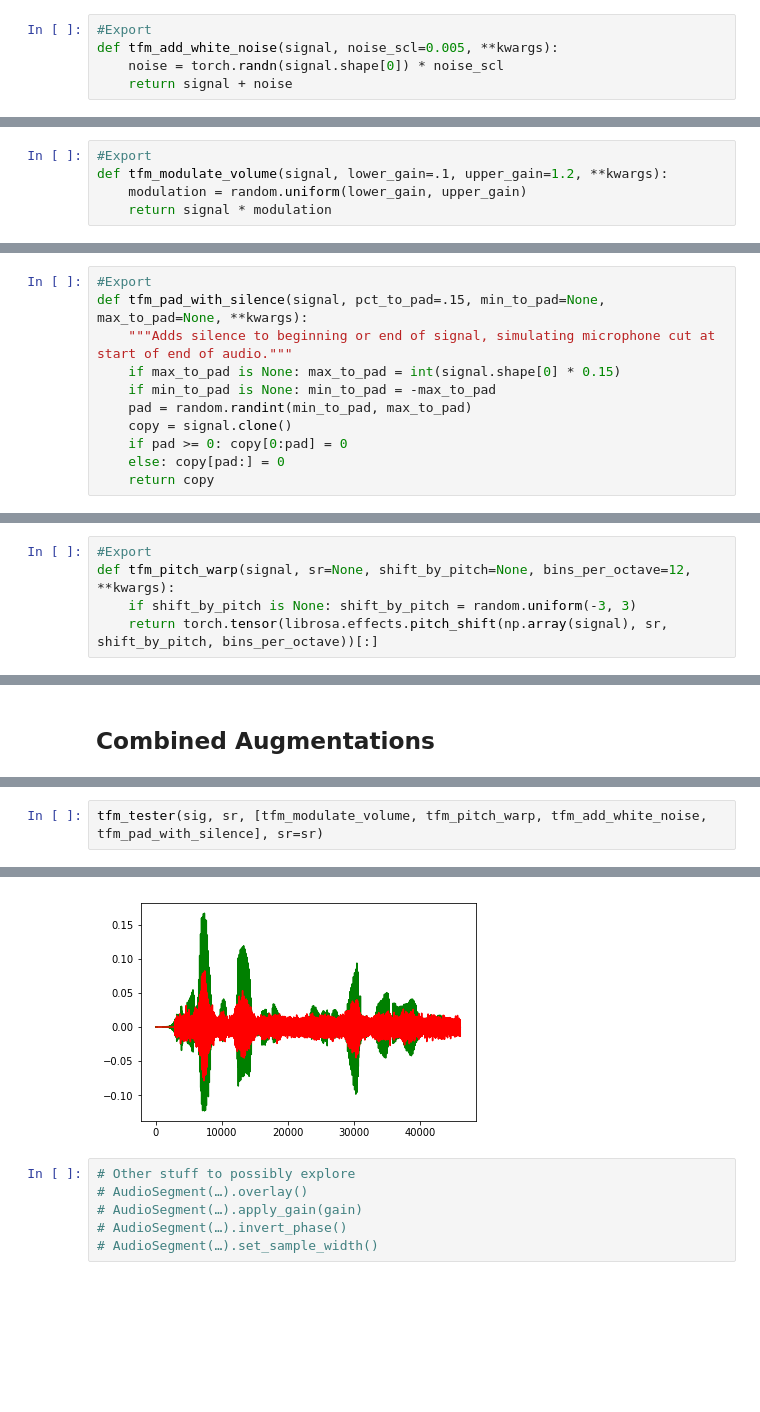
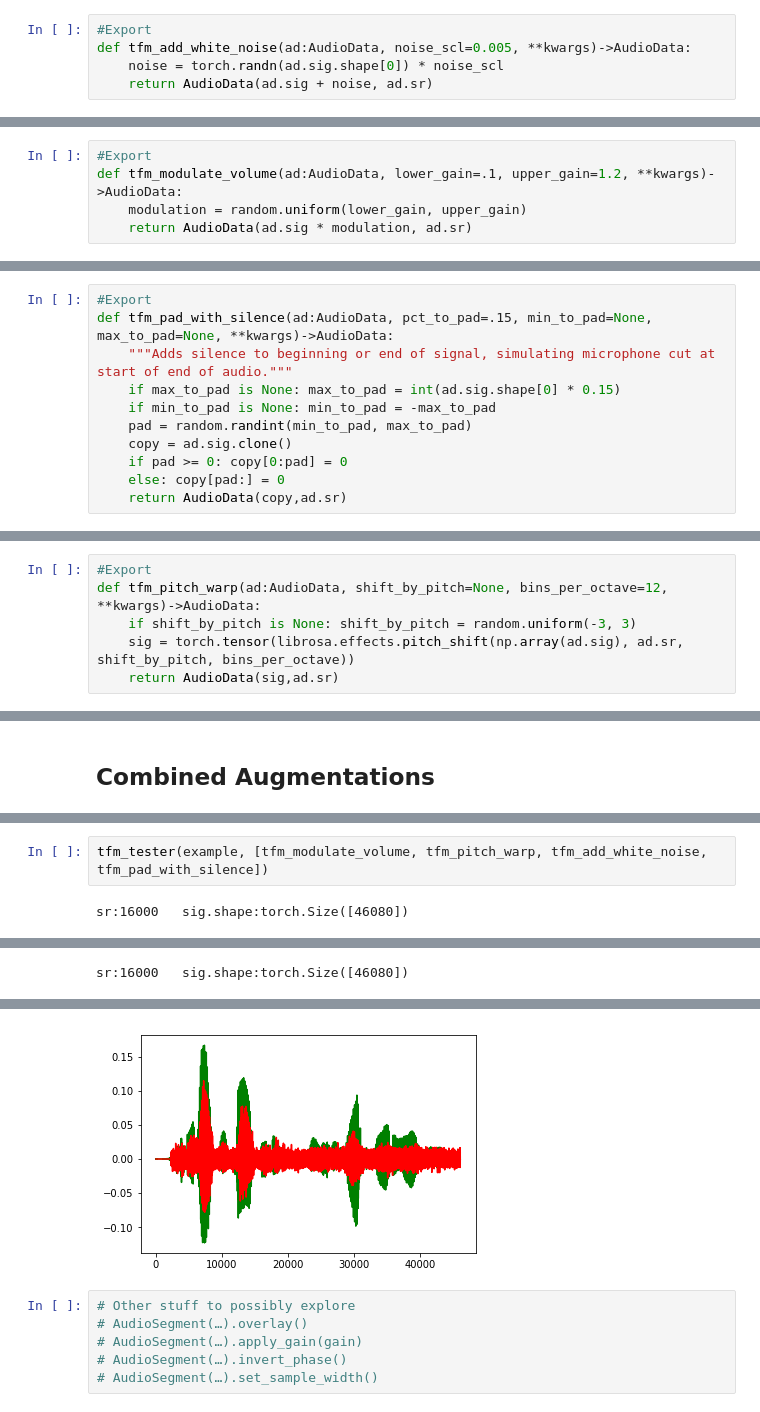
Before and after one commit to fastaudio/fastai_audio, a Jupyter notebook: DataAugmentation.ipynb, the cells around one changed output, grey strips where cells are left out. Saved outputs shown, nothing was run; the diff lists cells and outputs as text; blank space fills up the shorter version.

```diff
--- a/DataAugmentation.ipynb
+++ b/DataAugmentation.ipynb
@@ -78,6 +70,6 @@ def tfm_tester(testSignal, testSr, tfm, **kwargs):
 ## White Noise
 # %%
 #Export
-def tfm_add_white_noise(signal, noise_scl=0.005, **kwargs):
-    noise = torch.randn(signal.shape[0]) * noise_scl
-    return signal + noise
+def tfm_add_white_noise(ad:AudioData, noise_scl=0.005, **kwargs)->AudioData:
+    noise = torch.randn(ad.sig.shape[0]) * noise_scl
+    return AudioData(ad.sig + noise, ad.sr)
@@ -91,7 +85,7 @@ tfm_tester(sig, sr, tfm_add_white_noise, sr=sr)
 ## Volume Change
 # %%
 #Export
-def tfm_modulate_volume(signal, lower_gain=.1, upper_gain=1.2, **kwargs):
+def tfm_modulate_volume(ad:AudioData, lower_gain=.1, upper_gain=1.2, **kwargs)->AudioData:
     modulation = random.uniform(lower_gain, upper_gain)
-    return signal * modulation
+    return AudioData(ad.sig * modulation, ad.sr)
 # %%
@@ -123,13 +121,13 @@ tfm_tester(sig, sr, partial(tfm_random_cutout,pct_to_cut=.95))
 ## Pad with Silence
 # %%
 #Export
-def tfm_pad_with_silence(signal, pct_to_pad=.15, min_to_pad=None, max_to_pad=None, **kwargs):
+def tfm_pad_with_silence(ad:AudioData, pct_to_pad=.15, min_to_pad=None, max_to_pad=None, **kwargs)->AudioData:
     """Adds silence to beginning or end of signal, simulating microphone cut at start of end of audio."""
-    if max_to_pad is None: max_to_pad = int(signal.shape[0] * 0.15)
+    if max_to_pad is None: max_to_pad = int(ad.sig.shape[0] * 0.15)
     if min_to_pad is None: min_to_pad = -max_to_pad
     pad = random.randint(min_to_pad, max_to_pad)
-    copy = signal.clone()
+    copy = ad.sig.clone()
     if pad >= 0: copy[0:pad] = 0
     else: copy[pad:] = 0
-    return copy
+    return AudioData(copy,ad.sr)
 # %%
@@ -142,6 +142,7 @@ tfm_tester(sig, sr, tfm_pad_with_silence)
 ## Pitch Warp
 # %%
 #Export
-def tfm_pitch_warp(signal, sr=None, shift_by_pitch=None, bins_per_octave=12, **kwargs):
+def tfm_pitch_warp(ad:AudioData, shift_by_pitch=None, bins_per_octave=12, **kwargs)->AudioData:
     if shift_by_pitch is None: shift_by_pitch = random.uniform(-3, 3)
-    return torch.tensor(librosa.effects.pitch_shift(np.array(signal), sr, shift_by_pitch, bins_per_octave))[:]
+    sig = torch.tensor(librosa.effects.pitch_shift(np.array(ad.sig), ad.sr, shift_by_pitch, bins_per_octave))
+    return AudioData(sig,ad.sr)
@@ -182,9 +190,11 @@ tfm_tester(sig, sr, [tfm_down_and_up, tfm_pitch_warp, tfm_pad_with_silence], sr=
 # %%
-tfm_tester(sig, sr, [tfm_modulate_volume, tfm_pitch_warp, tfm_add_white_noise, tfm_pad_with_silence], sr=sr)
+tfm_tester(example, [tfm_modulate_volume, tfm_pitch_warp, tfm_add_white_noise, tfm_pad_with_silence])
 # %% [output]
+sr:16000   sig.shape:torch.Size([46080])
 [interactive output not drawn]
+sr:16000   sig.shape:torch.Size([46080])
 [interactive output not drawn]
-[figure, old version]
+[figure, new version]
 # %%
 # Other stuff to possibly explore
 # AudioSegment(…).overlay()
```
Also changed, not shown: parts of 24 cells of this notebook.
